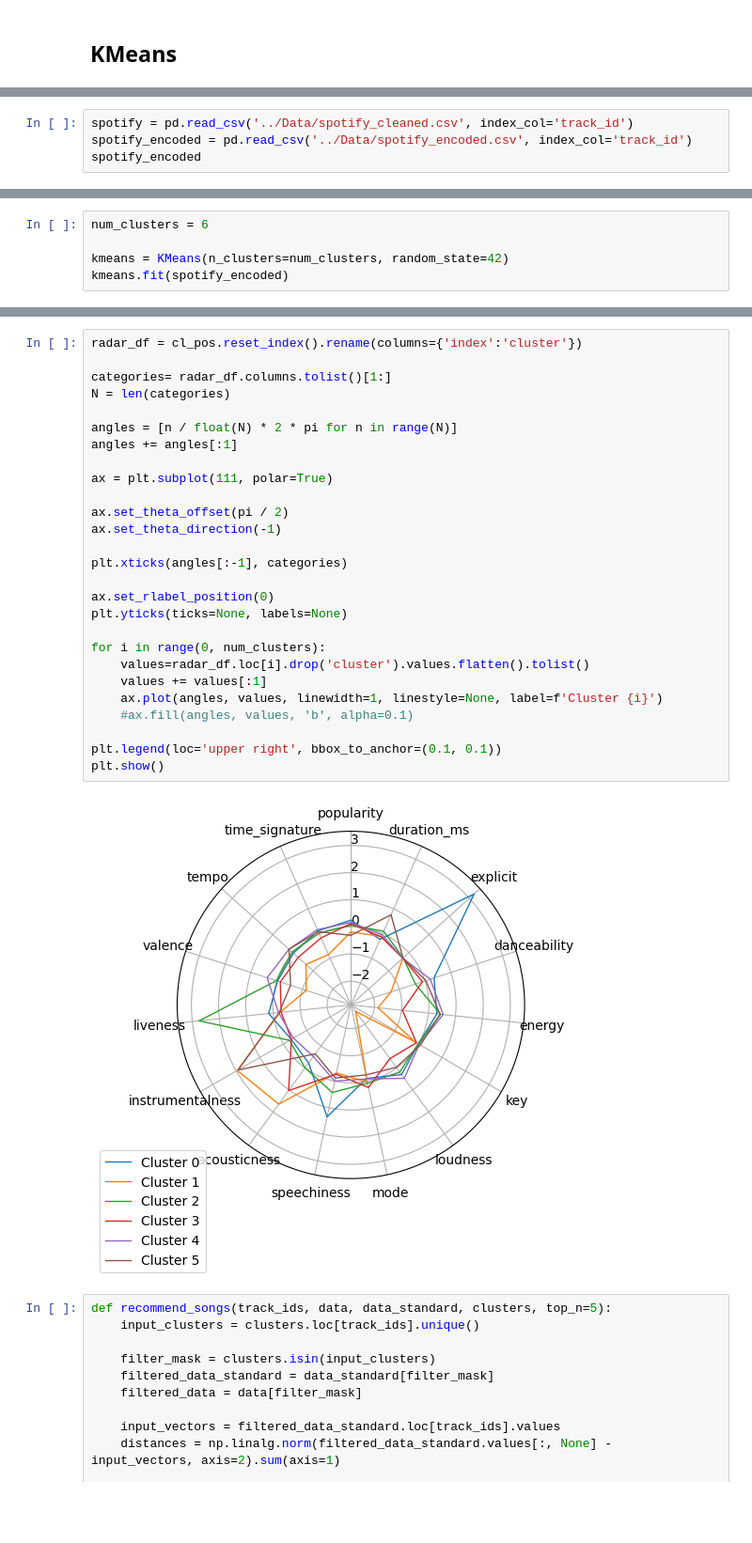
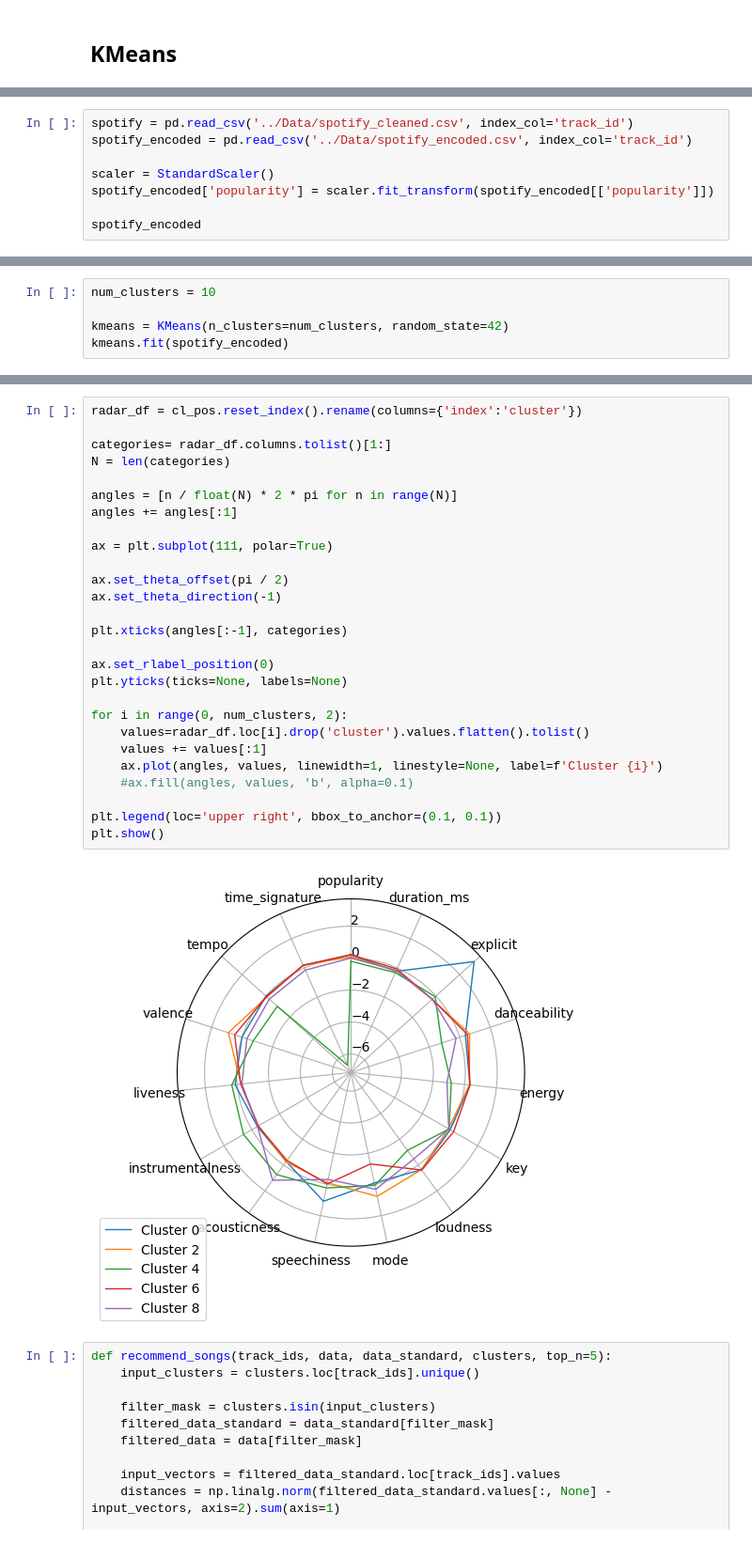
Before and after one commit to jessicayzhao/Playlist-Recommender, a Jupyter notebook: Models/KMeans.ipynb, the cells around one changed output, grey strips where cells are left out. Shown at 94% size. Saved outputs shown, nothing was run; the diff lists cells and outputs as text; blank space fills up the shorter version.

Commit message:
rescale popularity

```diff
--- a/Models/KMeans.ipynb
+++ b/Models/KMeans.ipynb
@@ -11,6 +13,10 @@ from sklearn.metrics import silhouette_score
 # %%
 spotify = pd.read_csv('../Data/spotify_cleaned.csv', index_col='track_id')
 spotify_encoded = pd.read_csv('../Data/spotify_encoded.csv', index_col='track_id')
+
+scaler = StandardScaler()
+spotify_encoded['popularity'] = scaler.fit_transform(spotify_encoded[['popularity']])
+
 spotify_encoded
 # %% [output]
 |  | popularity | duration_ms | explicit | danceability | energy | key | loudness | mode | speechiness | ... |
@@ -59,5 +51,5 @@ plt.show()
 # %%
-num_clusters = 6
+num_clusters = 10
 
 kmeans = KMeans(n_clusters=num_clusters, random_state=42)
 kmeans.fit(spotify_encoded)
@@ -79,32 +75,32 @@ cl_pos
 # %%
 radar_df = cl_pos.reset_index().rename(columns={'index':'cluster'})
 
 categories= radar_df.columns.tolist()[1:]
 N = len(categories)
 
 angles = [n / float(N) * 2 * pi for n in range(N)]
 angles += angles[:1]
 
 ax = plt.subplot(111, polar=True)
 
 ax.set_theta_offset(pi / 2)
 ax.set_theta_direction(-1)
 
 plt.xticks(angles[:-1], categories)
 
 ax.set_rlabel_position(0)
 plt.yticks(ticks=None, labels=None)
 
-for i in range(0, num_clusters):
+for i in range(0, num_clusters, 2):
     values=radar_df.loc[i].drop('cluster').values.flatten().tolist()
     values += values[:1]
     ax.plot(angles, values, linewidth=1, linestyle=None, label=f'Cluster {i}')
     #ax.fill(angles, values, 'b', alpha=0.1)
 
 plt.legend(loc='upper right', bbox_to_anchor=(0.1, 0.1))
 plt.show()
 # %% [output]
-[figure, old version]
+[figure, new version]
 # %%
 def recommend_songs(track_ids, data, data_standard, clusters, top_n=5):
     input_clusters = clusters.loc[track_ids].unique()
```
Also changed, not shown: parts of 6 cells of this notebook.
